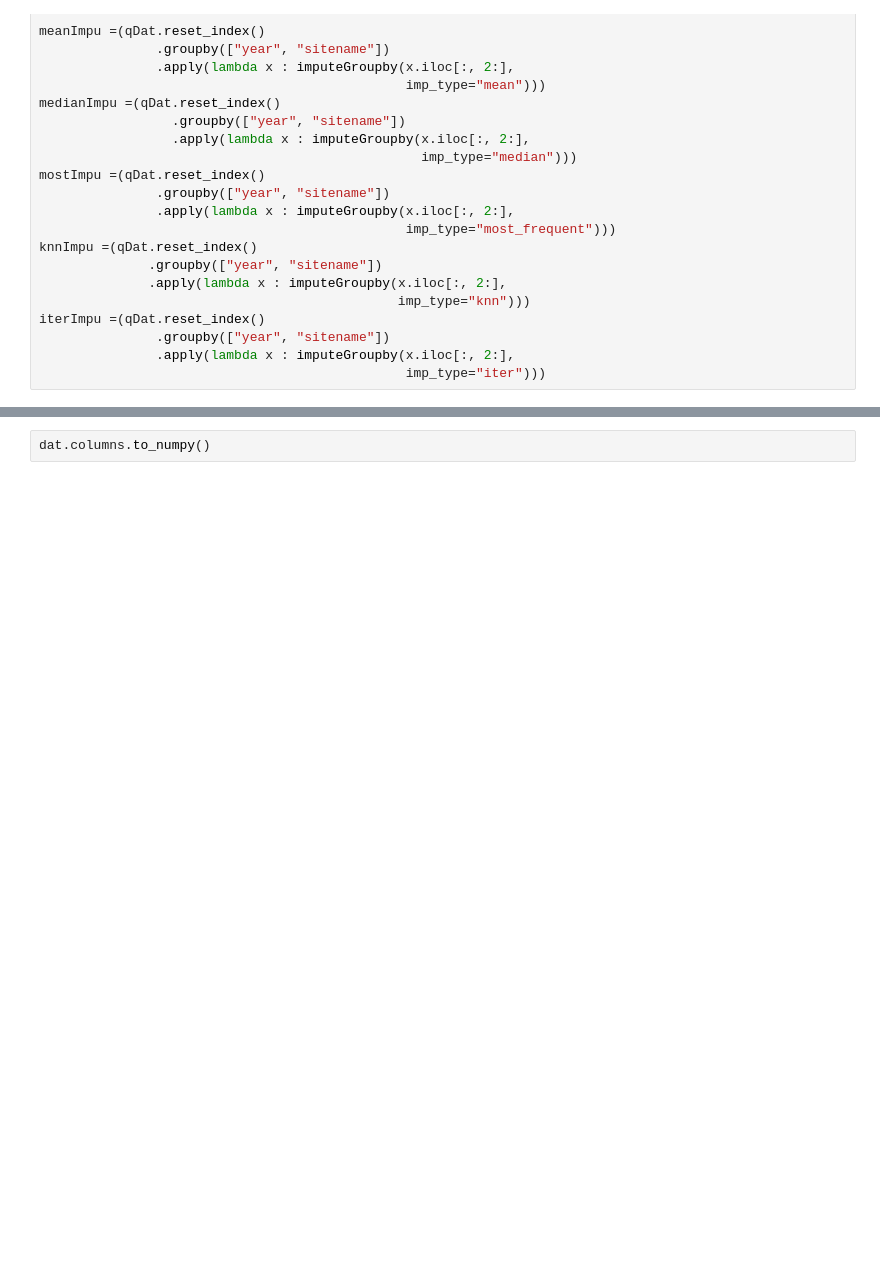
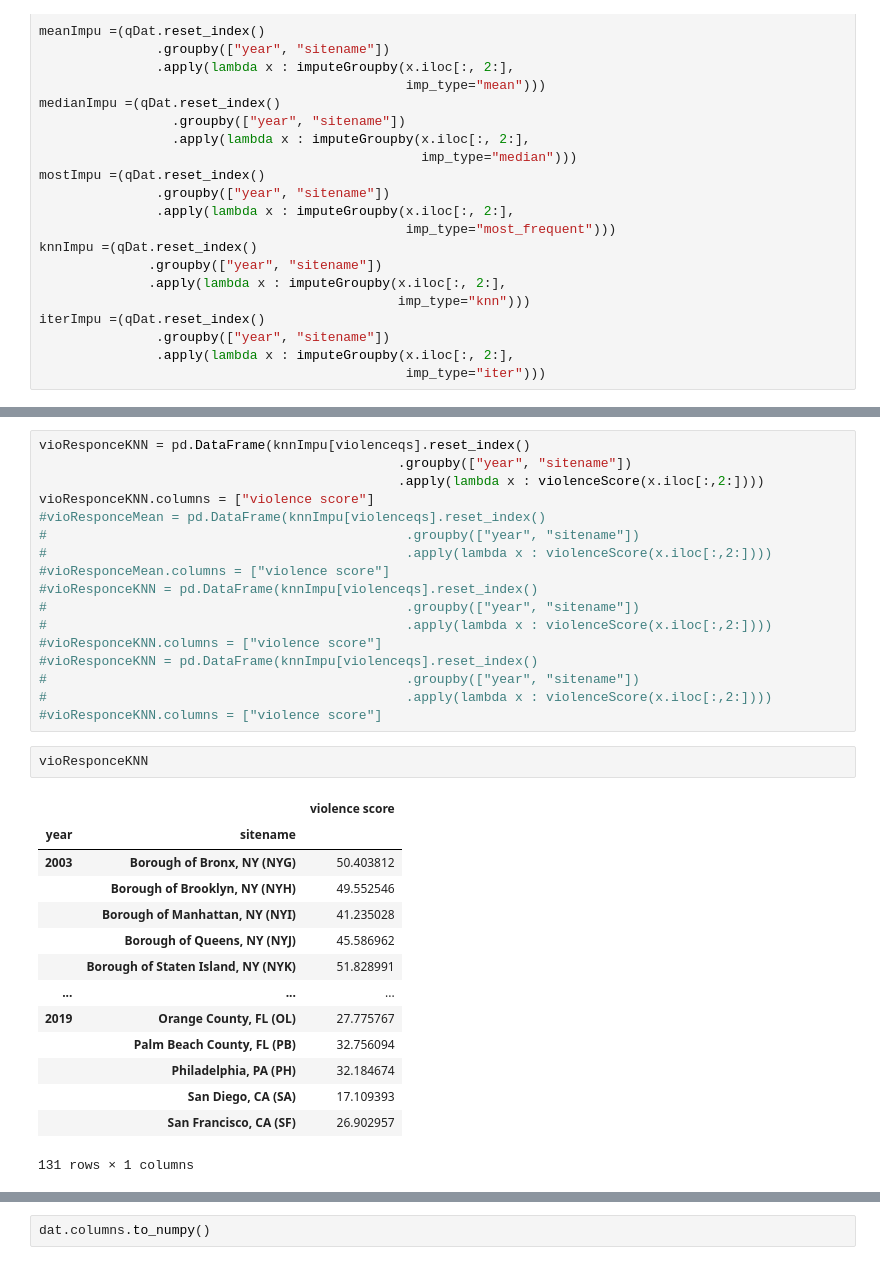
Before and after one commit to brodyee/STATS501_project, a Jupyter notebook: code/EDA.ipynb, the cells around one changed output, grey strips where cells are left out. Cells and saved outputs as stored; diff of their text form; blank space fills up the shorter version.

```diff
--- a/code/EDA.ipynb
+++ b/code/EDA.ipynb
@@ -281,0 +317,34 @@ iterImpu
+# %%
+vioResponceKNN = pd.DataFrame(knnImpu[violenceqs].reset_index()
+                                              .groupby(["year", "sitename"])
+                                              .apply(lambda x : violenceScore(x.iloc[:,2:])))
+vioResponceKNN.columns = ["violence score"]
+#vioResponceMean = pd.DataFrame(knnImpu[violenceqs].reset_index()
+#                                              .groupby(["year", "sitename"])
+#                                              .apply(lambda x : violenceScore(x.iloc[:,2:])))
+#vioResponceMean.columns = ["violence score"]
+#vioResponceKNN = pd.DataFrame(knnImpu[violenceqs].reset_index()
+#                                              .groupby(["year", "sitename"])
+#                                              .apply(lambda x : violenceScore(x.iloc[:,2:])))
+#vioResponceKNN.columns = ["violence score"]
+#vioResponceKNN = pd.DataFrame(knnImpu[violenceqs].reset_index()
+#                                              .groupby(["year", "sitename"])
+#                                              .apply(lambda x : violenceScore(x.iloc[:,2:])))
+#vioResponceKNN.columns = ["violence score"]
+# %%
+vioResponceKNN
+# %% [output]
+|  |  | violence score |
+| year | sitename |  |
+| 2003 | Borough of Bronx, NY (NYG) | 50.403812 |
+|  | Borough of Brooklyn, NY (NYH) | 49.552546 |
+|  | Borough of Manhattan, NY (NYI) | 41.235028 |
+|  | Borough of Queens, NY (NYJ) | 45.586962 |
+|  | Borough of Staten Island, NY (NYK) | 51.828991 |
+| ... | ... | ... |
+| 2019 | Orange County, FL (OL) | 27.775767 |
+|  | Palm Beach County, FL (PB) | 32.756094 |
+|  | Philadelphia, PA (PH) | 32.184674 |
+|  | San Diego, CA (SA) | 17.109393 |
+|  | San Francisco, CA (SF) | 26.902957 |
+131 rows × 1 columns
```
Also changed, not shown: parts of 10 cells of this notebook, 2 other files.
